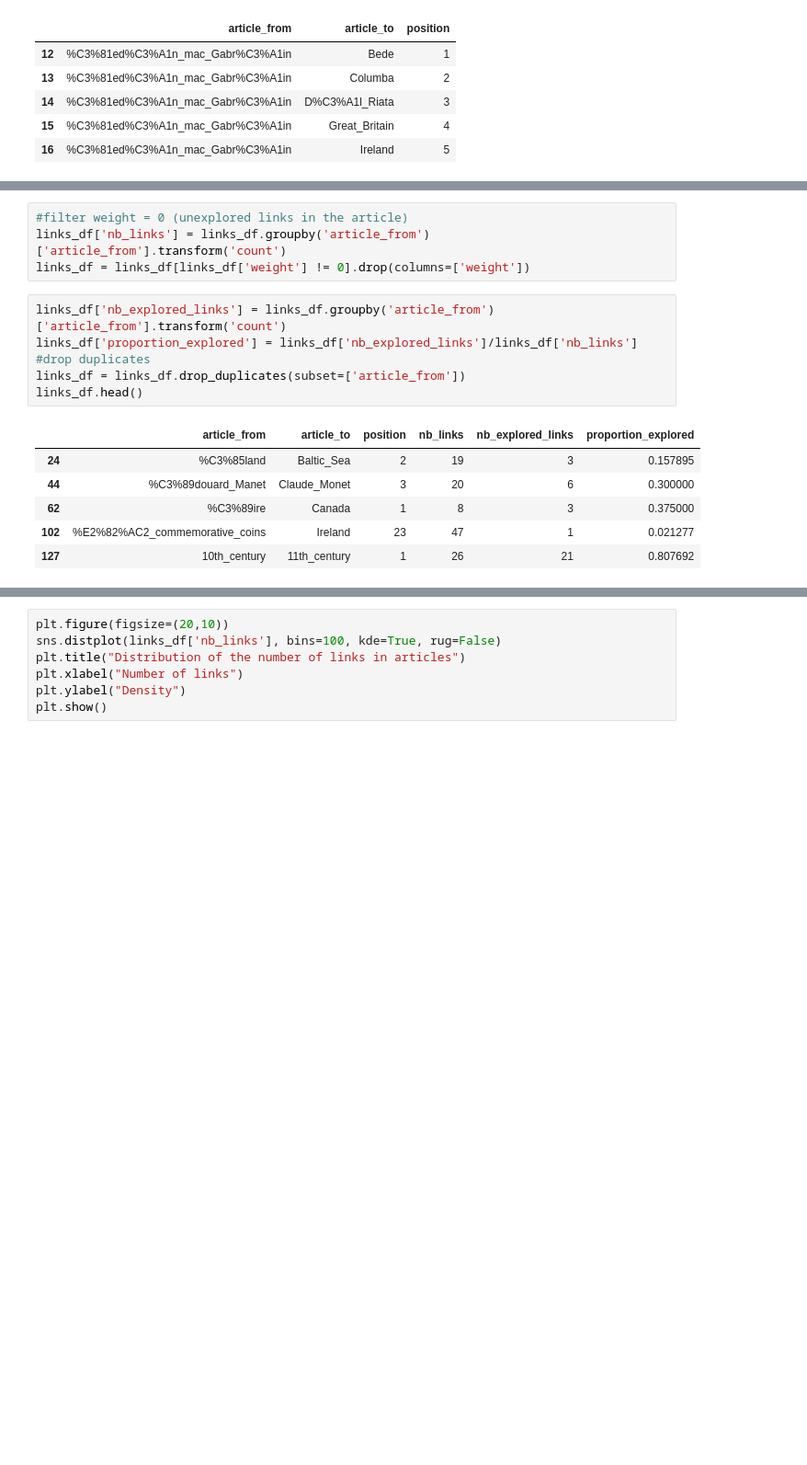
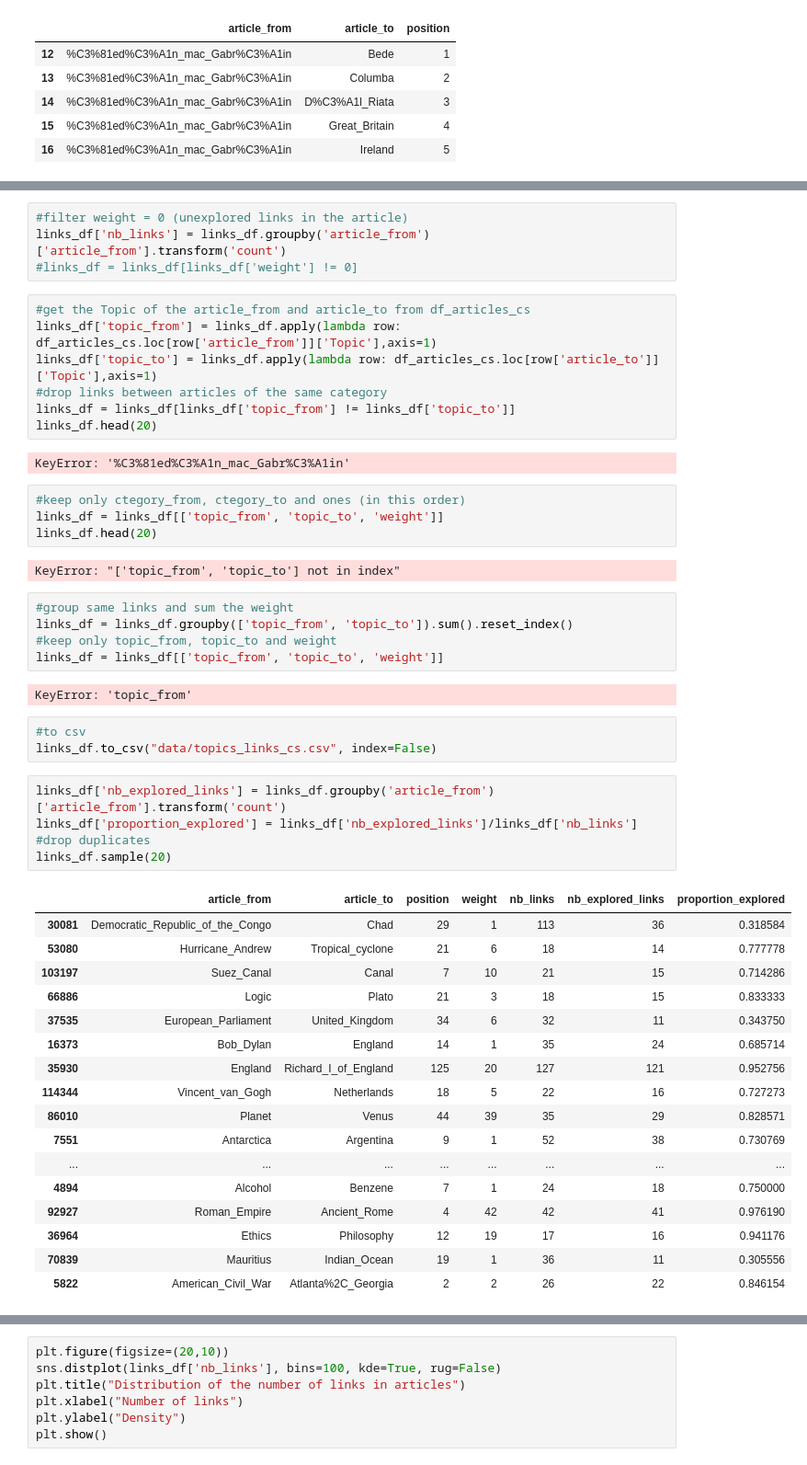
Before and after one commit to epfl-ada/ada-2022-project-groupe53, a Jupyter notebook: youssou_playground.ipynb, the cells around one changed output, grey strips where cells are left out. Shown at 92% size. Saved outputs shown, nothing was run; the diff lists cells and outputs as text; blank space fills up the shorter version.

```diff
--- a/youssou_playground.ipynb
+++ b/youssou_playground.ipynb
@@ -135,17 +334,52 @@ links_df['weight'] = links_df.apply(lambda row: cs_graph.get_weight_of_link(row[
 # %%
 #filter weight = 0 (unexplored links in the article)
 links_df['nb_links'] = links_df.groupby('article_from')['article_from'].transform('count')
-links_df = links_df[links_df['weight'] != 0].drop(columns=['weight'])
+#links_df = links_df[links_df['weight'] != 0]
+# %%
+#get the Topic of the article_from and article_to from df_articles_cs
+links_df['topic_from'] = links_df.apply(lambda row: df_articles_cs.loc[row['article_from']]['Topic'],axis=1)
+links_df['topic_to'] = links_df.apply(lambda row: df_articles_cs.loc[row['article_to']]['Topic'],axis=1)
+#drop links between articles of the same category
+links_df = links_df[links_df['topic_from'] != links_df['topic_to']]
+links_df.head(20)
+# %% [output]
+KeyError: '%C3%81ed%C3%A1n_mac_Gabr%C3%A1in'
+# %%
+#keep only ctegory_from, ctegory_to and ones (in this order)
+links_df = links_df[['topic_from', 'topic_to', 'weight']]
+links_df.head(20)
+# %% [output]
+KeyError: "['topic_from', 'topic_to'] not in index"
+# %%
+#group same links and sum the weight
+links_df = links_df.groupby(['topic_from', 'topic_to']).sum().reset_index()
+#keep only topic_from, topic_to and weight
+links_df = links_df[['topic_from', 'topic_to', 'weight']]
+# %% [output]
+KeyError: 'topic_from'
+# %%
+#to csv
+links_df.to_csv("data/topics_links_cs.csv", index=False)
 # %%
 links_df['nb_explored_links'] = links_df.groupby('article_from')['article_from'].transform('count')
 links_df['proportion_explored'] = links_df['nb_explored_links']/links_df['nb_links']
 #drop duplicates
-links_df = links_df.drop_duplicates(subset=['article_from'])
-links_df.head()
+links_df.sample(20)
 # %% [output]
-|  | article_from | article_to | position | nb_links | nb_explored_links | proportion_explored |
-| 24 | %C3%85land | Baltic_Sea | 2 | 19 | 3 | 0.157895 |
-| 44 | %C3%89douard_Manet | Claude_Monet | 3 | 20 | 6 | 0.300000 |
-| 62 | %C3%89ire | Canada | 1 | 8 | 3 | 0.375000 |
-| 102 | %E2%82%AC2_commemorative_coins | Ireland | 23 | 47 | 1 | 0.021277 |
-| 127 | 10th_century | 11th_century | 1 | 26 | 21 | 0.807692 |
+|  | article_from | article_to | position | weight | nb_links | nb_explored_links | proportion_explored |
+| 30081 | Democratic_Republic_of_the_Congo | Chad | 29 | 1 | 113 | 36 | 0.318584 |
+| 53080 | Hurricane_Andrew | Tropical_cyclone | 21 | 6 | 18 | 14 | 0.777778 |
+| 103197 | Suez_Canal | Canal | 7 | 10 | 21 | 15 | 0.714286 |
+| 66886 | Logic | Plato | 21 | 3 | 18 | 15 | 0.833333 |
+| 37535 | European_Parliament | United_Kingdom | 34 | 6 | 32 | 11 | 0.343750 |
+| 16373 | Bob_Dylan | England | 14 | 1 | 35 | 24 | 0.685714 |
+| 35930 | England | Richard_I_of_England | 125 | 20 | 127 | 121 | 0.952756 |
+| 114344 | Vincent_van_Gogh | Netherlands | 18 | 5 | 22 | 16 | 0.727273 |
+| 86010 | Planet | Venus | 44 | 39 | 35 | 29 | 0.828571 |
+| 7551 | Antarctica | Argentina | 9 | 1 | 52 | 38 | 0.730769 |
+| ... | ... | ... | ... | ... | ... | ... | ... |
+| 4894 | Alcohol | Benzene | 7 | 1 | 24 | 18 | 0.750000 |
+| 92927 | Roman_Empire | Ancient_Rome | 4 | 42 | 42 | 41 | 0.976190 |
+| 36964 | Ethics | Philosophy | 12 | 19 | 17 | 16 | 0.941176 |
+| 70839 | Mauritius | Indian_Ocean | 19 | 1 | 36 | 11 | 0.305556 |
+| 5822 | American_Civil_War | Atlanta%2C_Georgia | 2 | 2 | 26 | 22 | 0.846154 |
```
Also changed, not shown: parts of 24 cells of this notebook.
